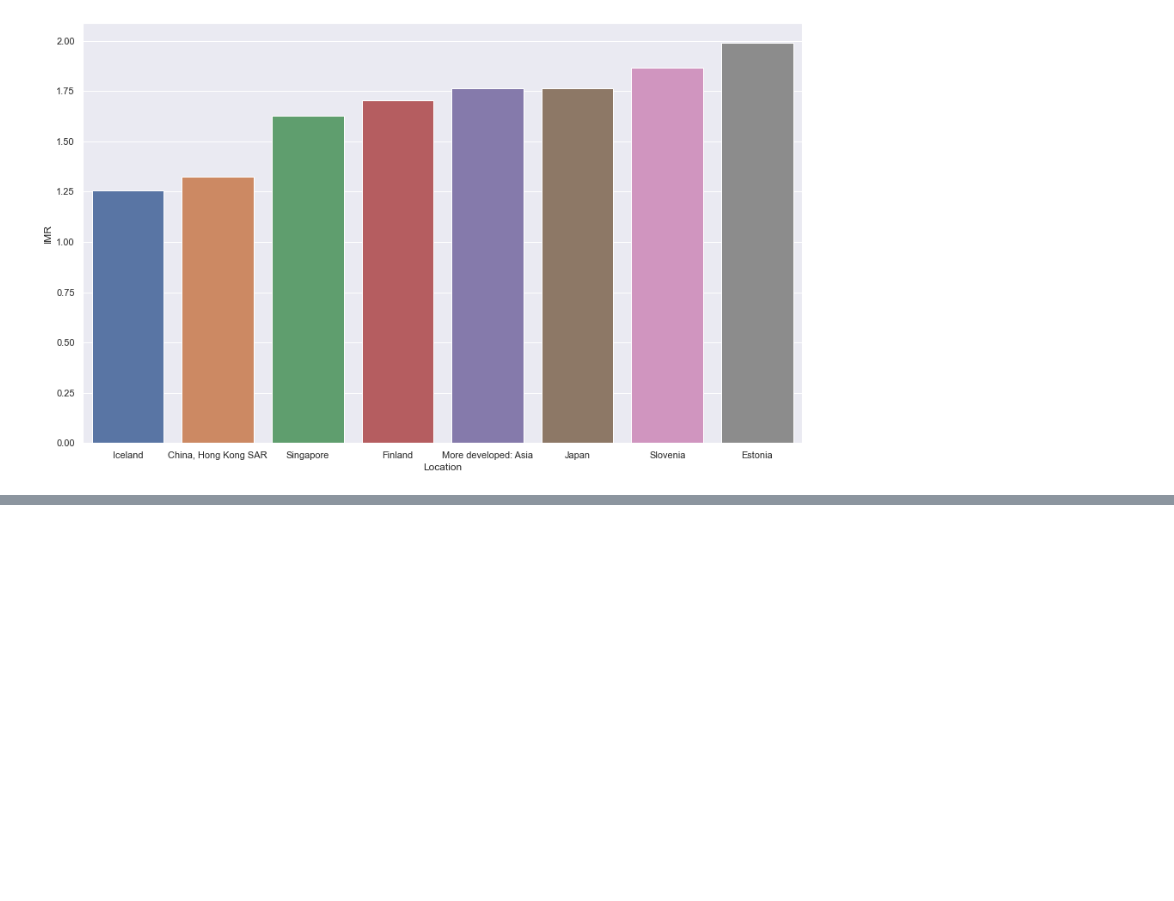
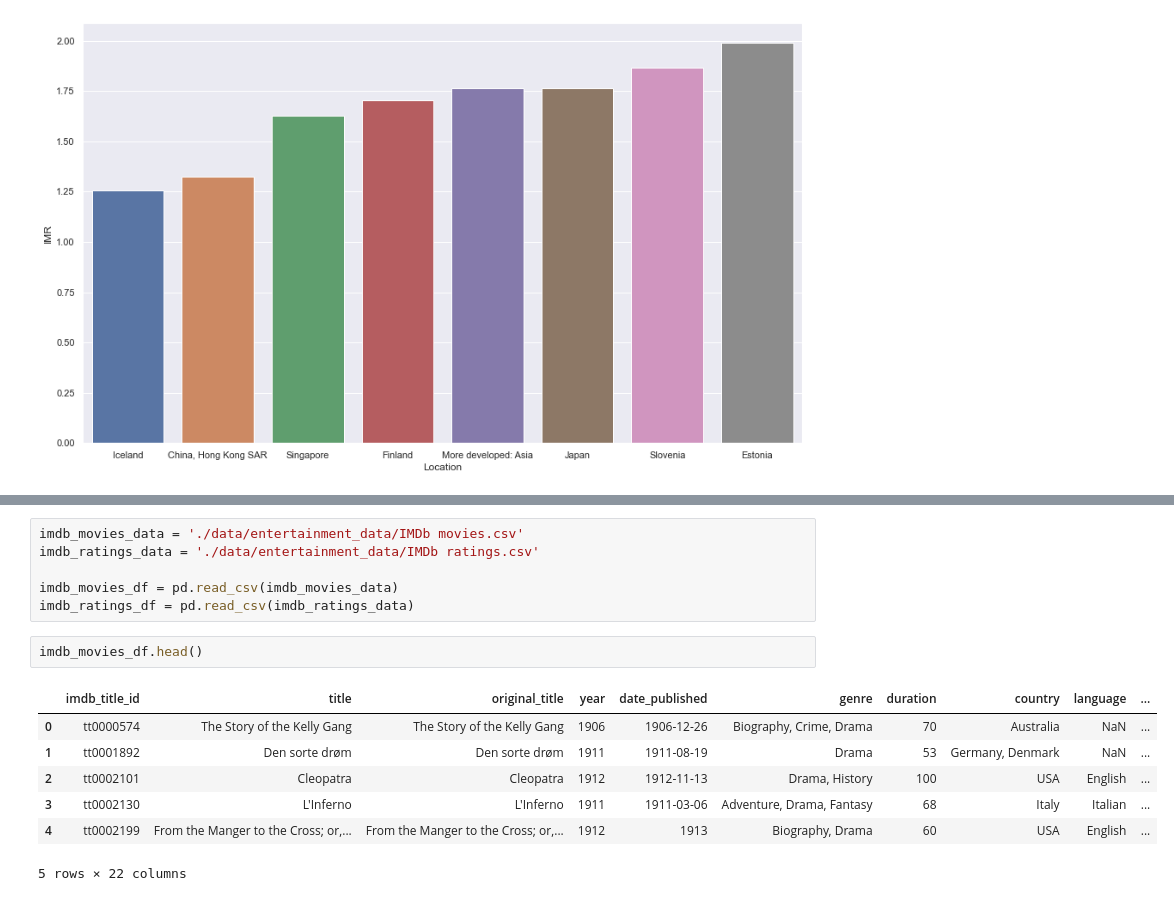
Before and after one commit to billbai0102/Callysto-Hackathon-2020, a Jupyter notebook: submission.ipynb, the cells around one changed output, grey strips where cells are left out. Saved outputs shown, nothing was run; the diff lists cells and outputs as text; blank space fills up the shorter version.

```diff
--- a/submission.ipynb
+++ b/submission.ipynb
@@ -202,0 +204,16 @@ ax = sns.barplot('Location', 'IMR', data=nrr_top10.loc[nrr_top10['Location'].isi
+# %%
+imdb_movies_data = './data/entertainment_data/IMDb movies.csv'
+imdb_ratings_data = './data/entertainment_data/IMDb ratings.csv'
+
+imdb_movies_df = pd.read_csv(imdb_movies_data)
+imdb_ratings_df = pd.read_csv(imdb_ratings_data)
+# %%
+imdb_movies_df.head()
+# %% [output]
+|  | imdb_title_id | title | original_title | year | date_published | genre | duration | country | language | ... |
+| 0 | tt0000574 | The Story of the Kelly Gang | The Story of the Kelly Gang | 1906 | 1906-12-26 | Biography, Crime, Drama | 70 | Australia | NaN | ... |
+| 1 | tt0001892 | Den sorte drøm | Den sorte drøm | 1911 | 1911-08-19 | Drama | 53 | Germany, Denmark | NaN | ... |
+| 2 | tt0002101 | Cleopatra | Cleopatra | 1912 | 1912-11-13 | Drama, History | 100 | USA | English | ... |
+| 3 | tt0002130 | L'Inferno | L'Inferno | 1911 | 1911-03-06 | Adventure, Drama, Fantasy | 68 | Italy | Italian | ... |
+| 4 | tt0002199 | From the Manger to the Cross; or,... | From the Manger to the Cross; or,... | 1912 | 1913 | Biography, Drama | 60 | USA | English | ... |
+5 rows × 22 columns
```
Also changed, not shown: parts of 8 cells of this notebook.
